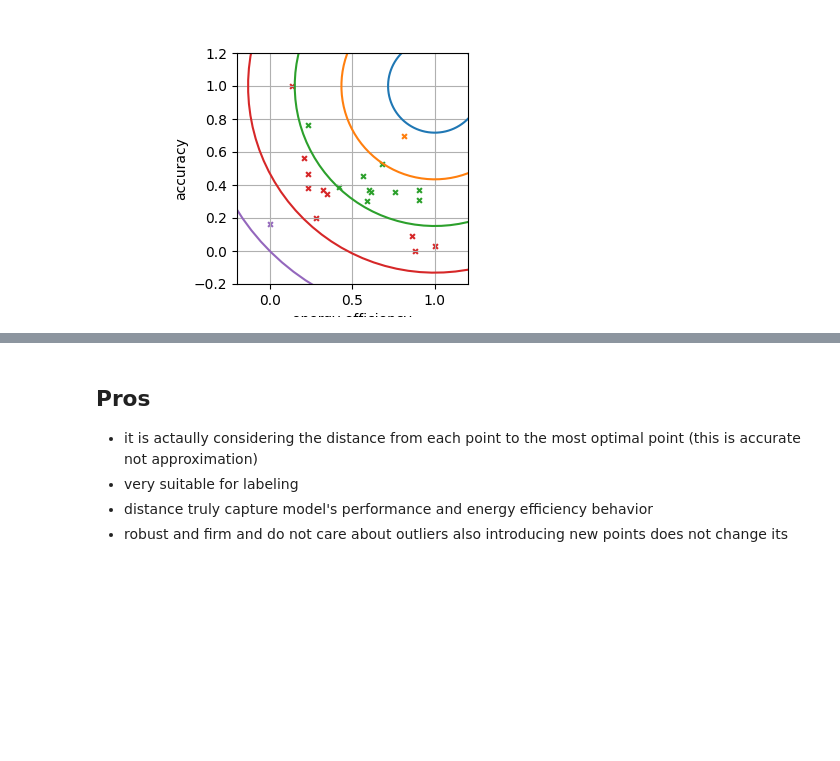
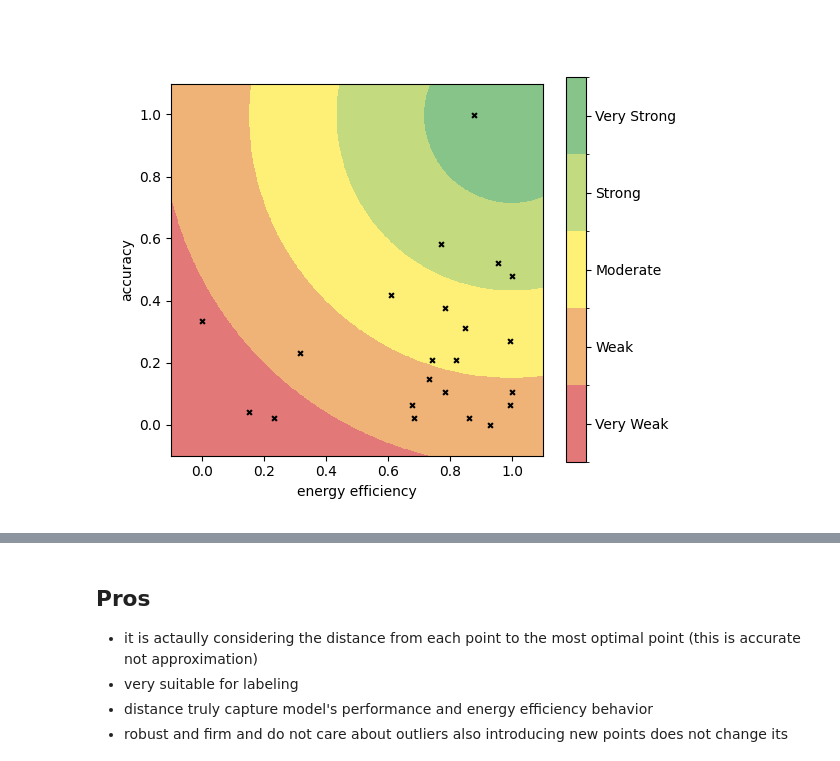
Before and after one commit to SMART-Dal/LLM-Sustainability-Rater, a Jupyter notebook: llm_labeling/rating_llms.ipynb, the cells around one changed output, grey strips where cells are left out. Saved outputs shown, nothing was run; the diff lists cells and outputs as text; code cells hidden in the pictures; blank space fills up the shorter version.

```diff
--- a/llm_labeling/rating_llms.ipynb
+++ b/llm_labeling/rating_llms.ipynb
@@ -15,7 +15,7 @@ for l in lines:
     list_json.append(json.loads(l))
 df = pd.DataFrame(list_json)
 
-task_name = "code2text_python"
+task_name = "livecodebench"
 
 acc_keys = {"livecodebench": "acc", "code2text_python": "smoothed_bleu_4,create_output"}
 df = df[df["task_name"] == task_name]
@@ -91,6 +93,7 @@ def identify_all_pareto_optimals(x_points, y_points, models):
     counter = 1
     scatter_artists = []
     name_lists = []
+    derivatives_per_pareto = [[] for _ in range(len(all_pareto))]
     fig, ax = plt.subplots(figsize=(9, 4))
     for pareto_x, pareto_y, model_names in all_pareto:
         # sort each triplet by x so your lines stay monotonic
@@ -98,6 +101,9 @@ def identify_all_pareto_optimals(x_points, y_points, models):
             zip(pareto_x, pareto_y, model_names), key=lambda t: t[0]
         )
         xs, ys, names = zip(*sorted_triplets)
+        for i in range(1, len(xs)):
+            derivatives_per_pareto[counter-1].append((ys[i] - ys[i-1])/ (xs[i] - xs[i-1]))
+
 
         # draw the connecting line
         ax.plot(xs, ys, zorder=1, label=f"pareto {counter}")
@@ -114,10 +120,10 @@ def identify_all_pareto_optimals(x_points, y_points, models):
     ax.grid(True)
     ax.legend(loc="lower right")
 
-    return scatter_artists, name_lists
+    return scatter_artists, name_lists, derivatives_per_pareto
 
 
-scatter_artists, name_lists = identify_all_pareto_optimals(
+scatter_artists, name_lists, derivatives_per_pareto = identify_all_pareto_optimals(
     df["ene_eff"], df["perf"], df["model"]
 )
 cursor = mplcursors.cursor(scatter_artists, hover=True)
@@ -148,9 +154,7 @@ def on_add(sel):
     # )
 
     sel.annotation.set_text(
-        f"{model_name}\n\n"
-        f"Energy Efficiency: {x:.2f}\n\n"
-        f"Performance: {y:.2f}"
+        f"{model_name}\n\n" f"Energy Efficiency: {x:.2f}\n\n" f"Performance: {y:.2f}"
     )
     bbox = sel.annotation.get_bbox_patch()
     bbox.set_facecolor("blue")
@@ -174,5 +233,6 @@ plt.show()
 # %%
 import numpy as np
+from matplotlib.colors import ListedColormap, BoundaryNorm, LinearSegmentedColormap
 
 
 df["distance"] = ((1 - df["perf"]) ** 2 + (1 - df["ene_eff"]) ** 2) ** 0.5
@@ -180,9 +240,49 @@ df["distance_rank"] = 0
 
 # Circle parameters
 center = (1, 1)
+radiuses = np.linspace(0, np.sqrt(2), 6)
 
-plt.figure(figsize=(5, 3))
-radiuses = np.linspace(0, np.sqrt(2), 6)
+n = 800  # resolution
+x = np.linspace(-0.1, 1.1, n)
+y = np.linspace(-0.1, 1.1, n)
+X, Y = np.meshgrid(x, y)
+
+# ----- 2) value from your formula f(x,y) -----
+val = ((X - center[0]) ** 2 + (Y - center[1]) ** 2) ** 0.5
+# ----- 3) bin into at most 5 classes -----
+classes = np.ceil((val) / (np.sqrt(2) / 5))
+classes[classes <= 0] = 1
+classes[classes > 5] = 5
+classes -= 1
+classes -= 4
+classes = np.abs(classes)
+# ----- 4) plot with a discrete colormap -----
+light = "#e8f5e9"  # very light green
+medium = "#66bb6a"  # moderate green
+energy_light = [
+    "#e27878",  # softer red (still clearly red, not pink)
+    "#fff176",  # pastel yellow
+    "#87c48a",  # medium-light green, a bit stronger
+]
+
+cmap = LinearSegmentedColormap.from_list("soft_energy_label", energy_light)
+# cmap = LinearSegmentedColormap.from_list('soft_greens', [light, medium])
+norm = BoundaryNorm(np.arange(-0.5, 5.5, 1), cmap.N)  # hard edges
+
+fig, ax = plt.subplots(figsize=(6, 5))
+im = ax.imshow(
+    classes,
+    origin="lower",
+    extent=[-0.1, 1.1, -0.1, 1.1],
+    cmap=cmap,
+    norm=norm,
+    interpolation="nearest",
+)
+ax.set_xlabel("x")
+ax.set_ylabel("y")
+cbar = plt.colorbar(im, ticks=range(5))
+cbar.ax.set_yticklabels(["Very Weak", "Weak", "Moderate", "Strong", "Very Strong"])
+
 
 selected_so_far = set()
 curr_rank = 5
@@ -198,46 +298,40 @@ for r in radiuses:
     selected_so_far.update(less_than_r)
     if new_points:
         df.loc[list(new_points), "distance_rank"] = curr_rank
-        plt.scatter(
-            df.loc[list(new_points), "ene_eff"],
-            df.loc[list(new_points), "perf"],
-            marker="x",
-            s=12,
-        )
     else:
         plt.scatter([], [])
     curr_rank -= 1
-    plt.plot(x, y)
+    # plt.plot(x, y, c="#06402B")
 
+plt.scatter(df["ene_eff"], df["perf"], marker="x", s=12, c="#000000")
 plt.gca().set_aspect("equal")  # Equal aspect ratio ensures the circle is round
-plt.grid()
-plt.xlim(-0.2, 1.2)
-plt.ylim(-0.2, 1.2)
+# plt.grid()
+plt.xlim(-0.1, 1.1)
+plt.ylim(-0.1, 1.1)
 plt.xlabel("energy efficiency")
 plt.ylabel("accuracy")
 scatter_points = plt.scatter(df["ene_eff"], df["perf"], alpha=0)
-
 
 cursor3 = mplcursors.cursor(scatter_points, hover=True)
 
 
 @cursor3.connect("add")
 def on_add(sel):
     idx = sel.index  # index of the point
     sample = df.iloc[idx]
     annotation_text = f"model name: {sample['model']}\nperf: {sample['perf']:.2f}\nenergy efficiency: {sample['ene_eff']:.2f}\nrank: {sample['distance_rank']}"
     sel.annotation.set_text(annotation_text)
     bbox = sel.annotation.get_bbox_patch()
     bbox.set_facecolor("blue")
     bbox.set_alpha(0.9)  # make it more opaque
     bbox.set_boxstyle("round,pad=0.5")
 
     # set the annotation’s text color directly
     sel.annotation.set_color("white")
     # if you want to adjust font size:
     sel.annotation.set_fontsize(8)
 # %% [output]
-[figure, old version]
+[figure, new version]
 # %%
 df
 # %% [output]
```
Also changed, not shown: parts of 23 cells of this notebook, 10 other files.
